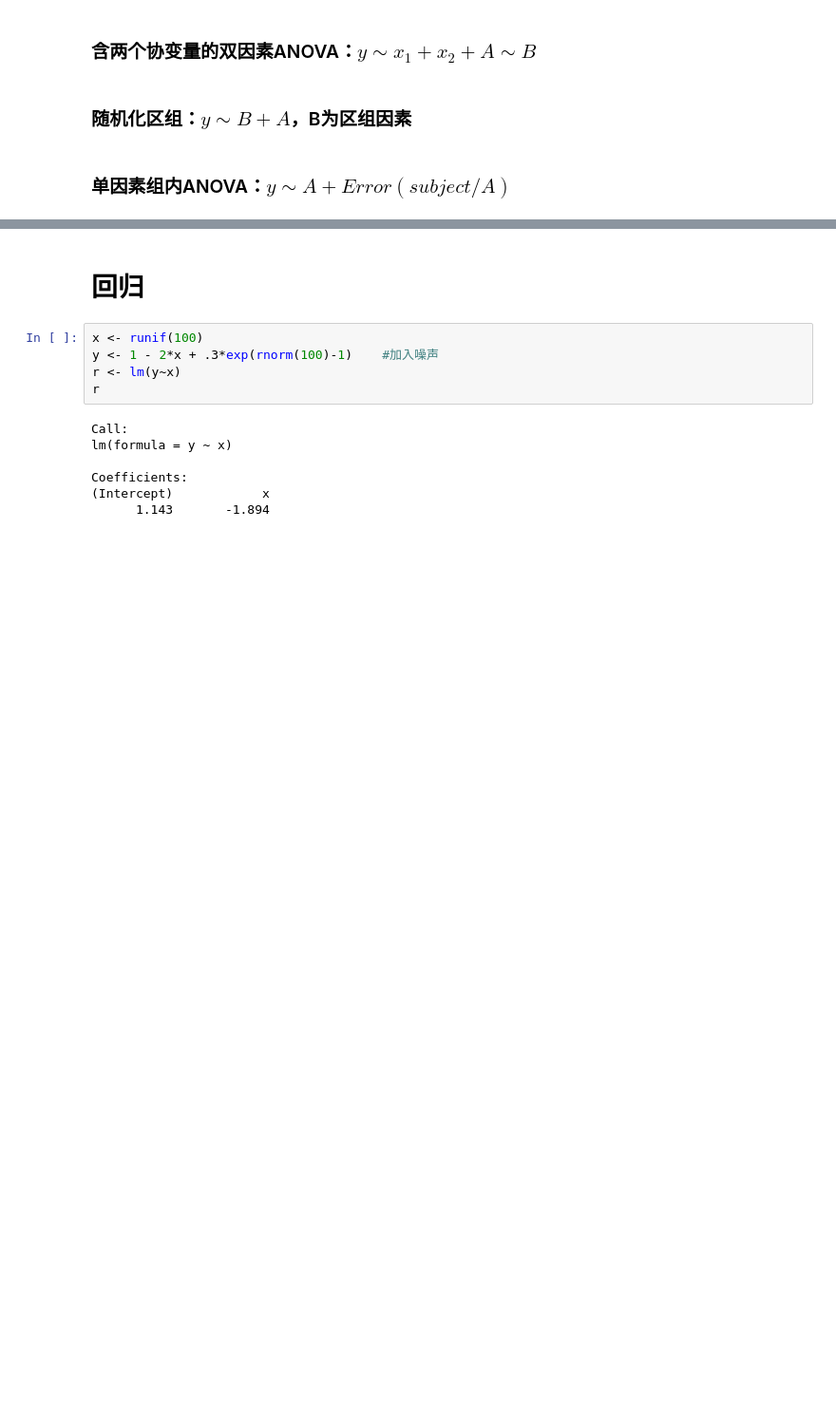
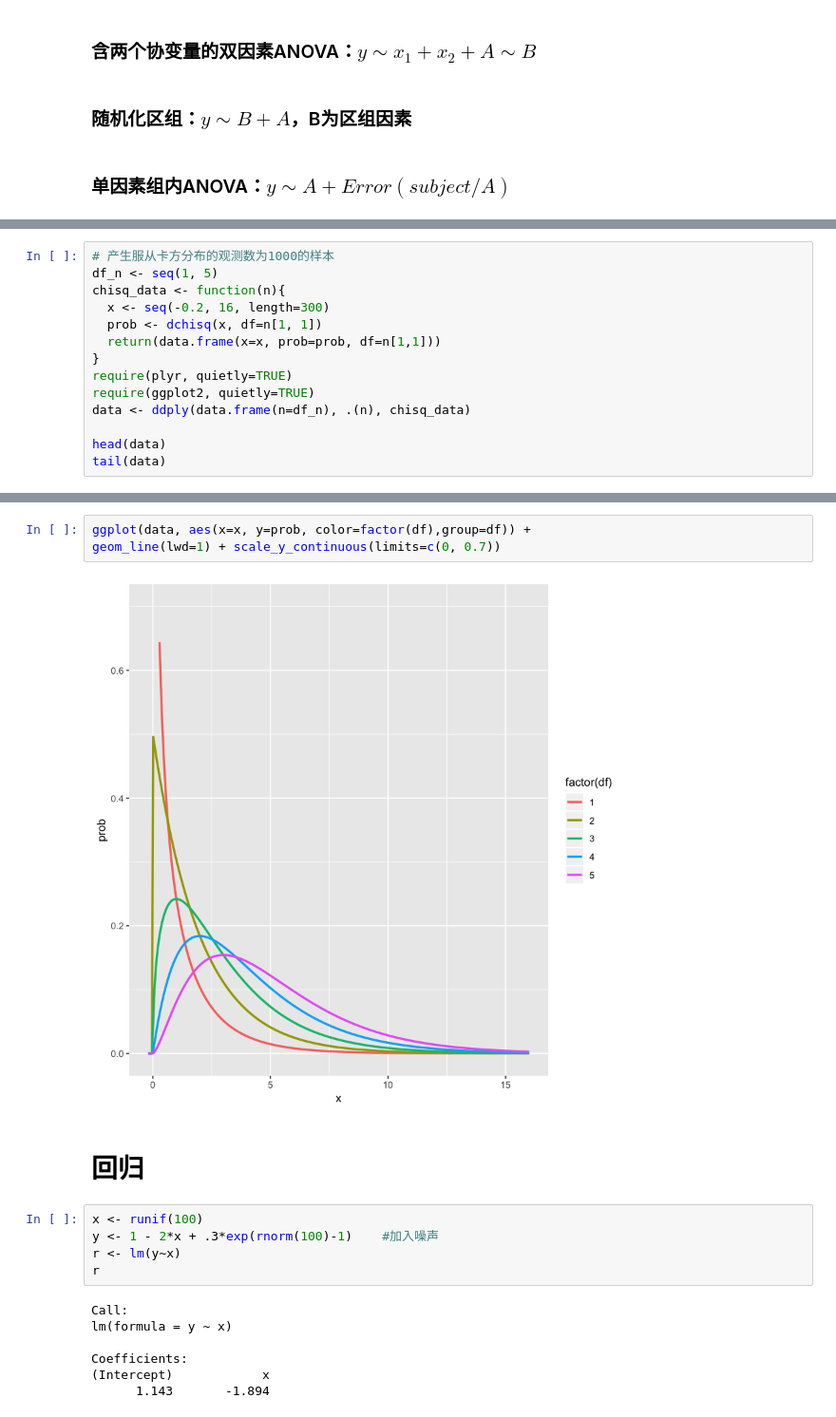
Before and after one commit to Sanningw/ML-and-DL, a Jupyter notebook: math/Statistics/R/stats.ipynb, the cells around one changed output, grey strips where cells are left out. Shown: that part at 95% size. Drawn from its saved outputs; the diff is of its cells as text; blank space fills up the shorter version.

```diff
--- a/math/Statistics/R/stats.ipynb
+++ b/math/Statistics/R/stats.ipynb
@@ -685,0 +746,14 @@ detach(ToothGrowth)
+# %%
+# 产生服从卡方分布的观测数为1000的样本
+df_n <- seq(1, 5)
+chisq_data <- function(n){
+  x <- seq(-0.2, 16, length=300)
+  prob <- dchisq(x, df=n[1, 1])
+  return(data.frame(x=x, prob=prob, df=n[1,1]))
+}
+require(plyr, quietly=TRUE)
+require(ggplot2, quietly=TRUE)
+data <- ddply(data.frame(n=df_n), .(n), chisq_data)
+
+head(data)
+tail(data)
@@ -686,3 +775,8 @@ detach(ToothGrowth)
+# %%
+ggplot(data, aes(x=x, y=prob, color=factor(df),group=df)) +
+geom_line(lwd=1) + scale_y_continuous(limits=c(0, 0.7))
+# %% [output]
+[figure, added]
 # %% [markdown]
 # 回归
 # %%
```
Also changed, not shown: parts of 9 cells of this notebook.
